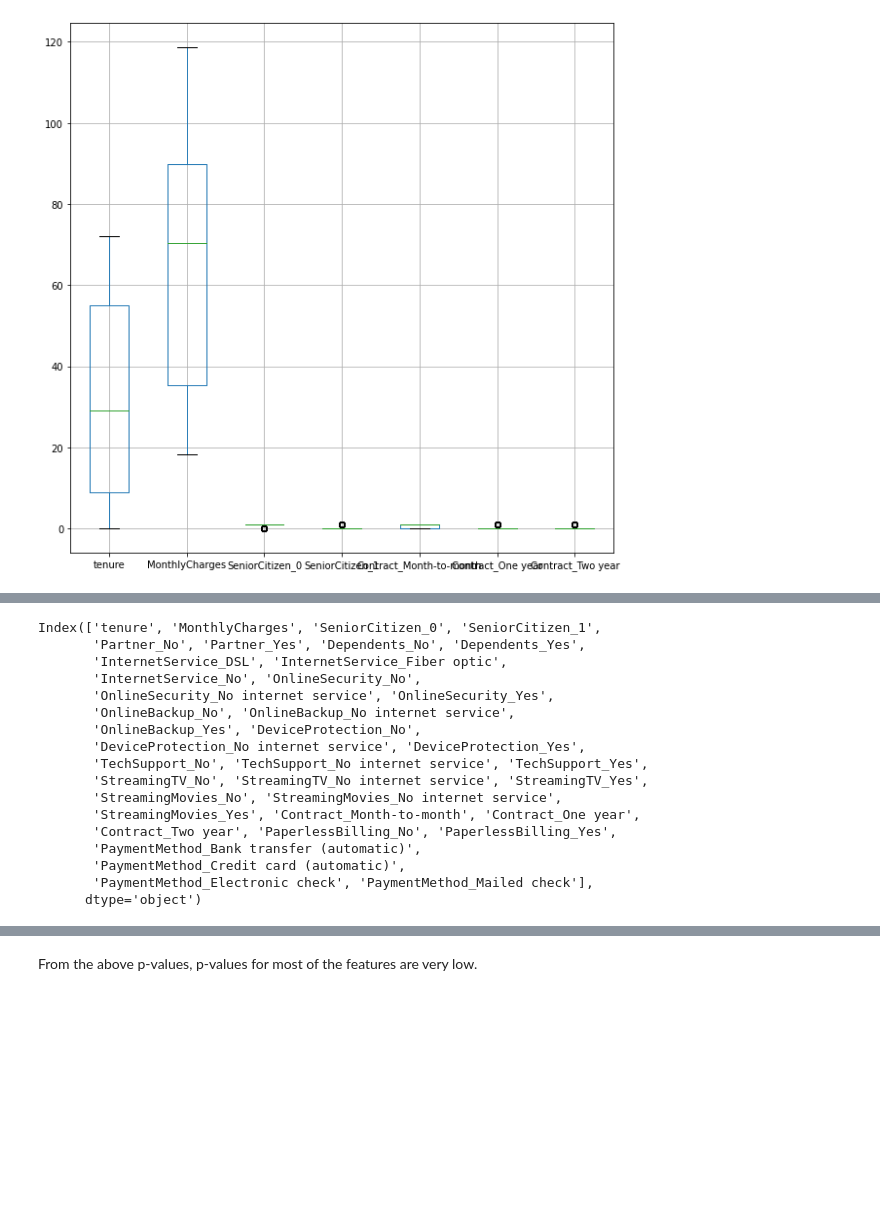
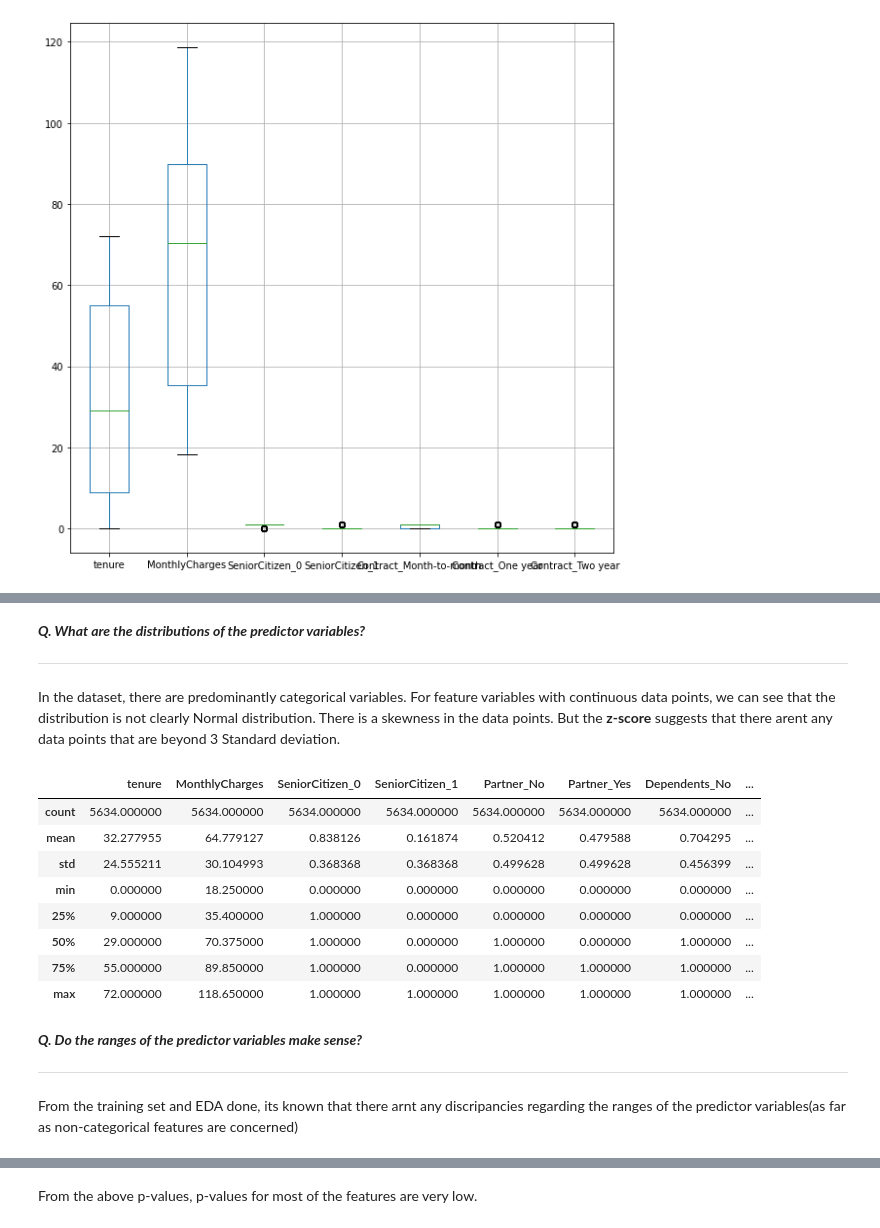
Before and after one commit to kshitijzutshi/Teleco-Customer-Churn-Prediction, a Jupyter notebook: Predicting_Customer_Churn_Assignment1.ipynb, the cells around one changed output, grey strips where cells are left out. Saved outputs shown, nothing was run; the diff lists cells and outputs as text; code cells hidden in the pictures; blank space fills up the shorter version.

```diff
--- a/Predicting_Customer_Churn_Assignment1.ipynb
+++ b/Predicting_Customer_Churn_Assignment1.ipynb
@@ -503,21 +563,27 @@ X_train_sel.boxplot(figsize=(10,10),fontsize=)
+# %% [markdown]
+***Q. What are the distributions of the predictor variables?***
+
+
+---
+
+In the dataset, there are predominantly categorical variables. For feature variables with continuous data points, we can see that the distribution is not clearly Normal distribution. There is a skewness in the data points. But the **z-score** suggests that there arent any data points that are beyond 3 Standard deviation.
 # %%
-X_train.columns
+X_train.describe()
 # %% [output]
-Index(['tenure', 'MonthlyCharges', 'SeniorCitizen_0', 'SeniorCitizen_1',
-       'Partner_No', 'Partner_Yes', 'Dependents_No', 'Dependents_Yes',
-       'InternetService_DSL', 'InternetService_Fiber optic',
-       'InternetService_No', 'OnlineSecurity_No',
-       'OnlineSecurity_No internet service', 'OnlineSecurity_Yes',
-       'OnlineBackup_No', 'OnlineBackup_No internet service',
-       'OnlineBackup_Yes', 'DeviceProtection_No',
-       'DeviceProtection_No internet service', 'DeviceProtection_Yes',
-       'TechSupport_No', 'TechSupport_No internet service', 'TechSupport_Yes',
-       'StreamingTV_No', 'StreamingTV_No internet service', 'StreamingTV_Yes',
-       'StreamingMovies_No', 'StreamingMovies_No internet service',
-       'StreamingMovies_Yes', 'Contract_Month-to-month', 'Contract_One year',
-       'Contract_Two year', 'PaperlessBilling_No', 'PaperlessBilling_Yes',
-       'PaymentMethod_Bank transfer (automatic)',
-       'PaymentMethod_Credit card (automatic)',
-       'PaymentMethod_Electronic check', 'PaymentMethod_Mailed check'],
-      dtype='object')
+|  | tenure | MonthlyCharges | SeniorCitizen_0 | SeniorCitizen_1 | Partner_No | Partner_Yes | Dependents_No | ... |
+| count | 5634.000000 | 5634.000000 | 5634.000000 | 5634.000000 | 5634.000000 | 5634.000000 | 5634.000000 | ... |
+| mean | 32.277955 | 64.779127 | 0.838126 | 0.161874 | 0.520412 | 0.479588 | 0.704295 | ... |
+| std | 24.555211 | 30.104993 | 0.368368 | 0.368368 | 0.499628 | 0.499628 | 0.456399 | ... |
+| min | 0.000000 | 18.250000 | 0.000000 | 0.000000 | 0.000000 | 0.000000 | 0.000000 | ... |
+| 25% | 9.000000 | 35.400000 | 1.000000 | 0.000000 | 0.000000 | 0.000000 | 0.000000 | ... |
+| 50% | 29.000000 | 70.375000 | 1.000000 | 0.000000 | 1.000000 | 0.000000 | 1.000000 | ... |
+| 75% | 55.000000 | 89.850000 | 1.000000 | 0.000000 | 1.000000 | 1.000000 | 1.000000 | ... |
+| max | 72.000000 | 118.650000 | 1.000000 | 1.000000 | 1.000000 | 1.000000 | 1.000000 | ... |
+# %% [markdown]
+***Q. Do the ranges of the predictor variables make sense?***
+
+
+---
+
+From the training set and EDA done, its known that there arnt any discripancies regarding the ranges of the predictor variables(as far as non-categorical features are concerned)
 # %% [markdown]
```
Also changed, not shown: parts of 14 cells of this notebook.
